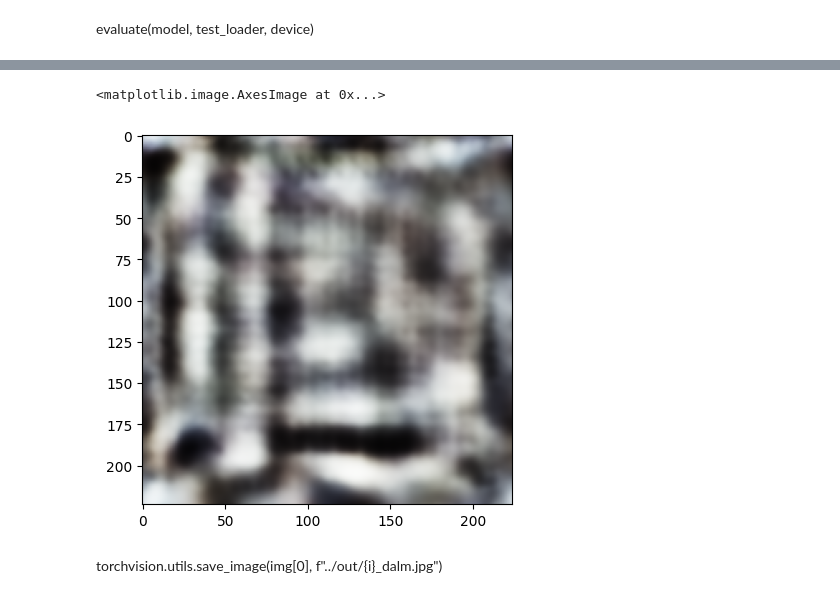
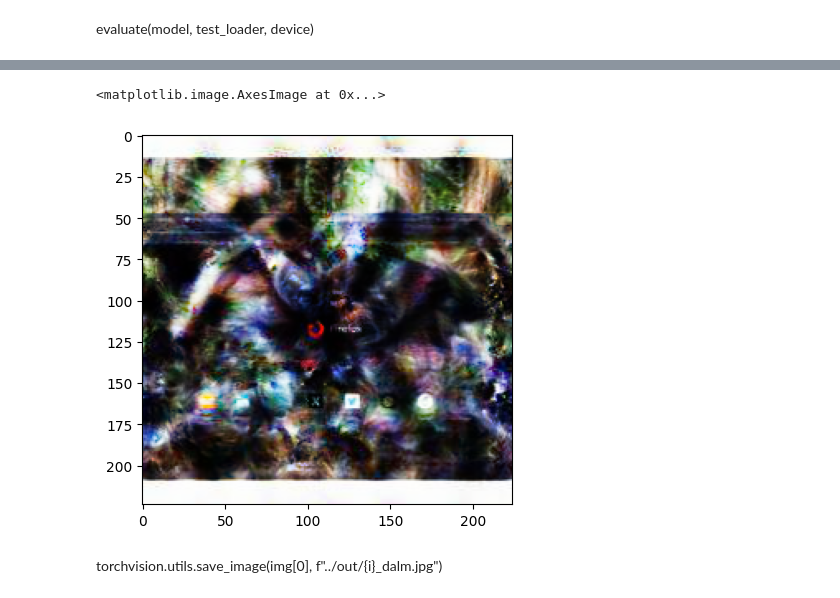
Before and after one commit to dilyabareeva/grad_slingshot, a Jupyter notebook: notebooks/before_after.ipynb, the cells around one changed output, grey strips where cells are left out. Drawn from its saved outputs; the diff is of its cells as text; code cells hidden in the pictures.

```diff
--- a/notebooks/before_after.ipynb
+++ b/notebooks/before_after.ipynb
@@ -257,22 +257,22 @@ plt.show()
 # %%
-i = 1
+i = 100
 img, _, tstart = feature_visualisation(
     net=target_model,
     noise_dataset=noise_dataset,
     man_index=target_neuron,
-    lr=0.1,
+    lr=0.01,
     n_steps=i,
-    init_mean=torch.tensor([]),
+    init_mean=noise_dataset.param,
     #save_list=[1, 5, 10, 20, 50, 100, 2000],
-    #tf = transforms.Compose(image_transforms),
+    tf = transforms.Compose(image_transforms),
     #grad_clip=True,
     #adam=True,
     layer_str=default_layer_str,
 )
 plt.imshow(img[0].permute(1, 2, 0).detach().cpu().numpy())
 # %% [output]
 <matplotlib.image.AxesImage at 0x...>
-[figure, old version]
+[figure, new version]
 # %% [markdown]
 torchvision.utils.save_image(img[0], f"../out/{i}_dalm.jpg")
 # %%
```
Also changed, not shown: parts of 7 cells of this notebook, 7 other files.
